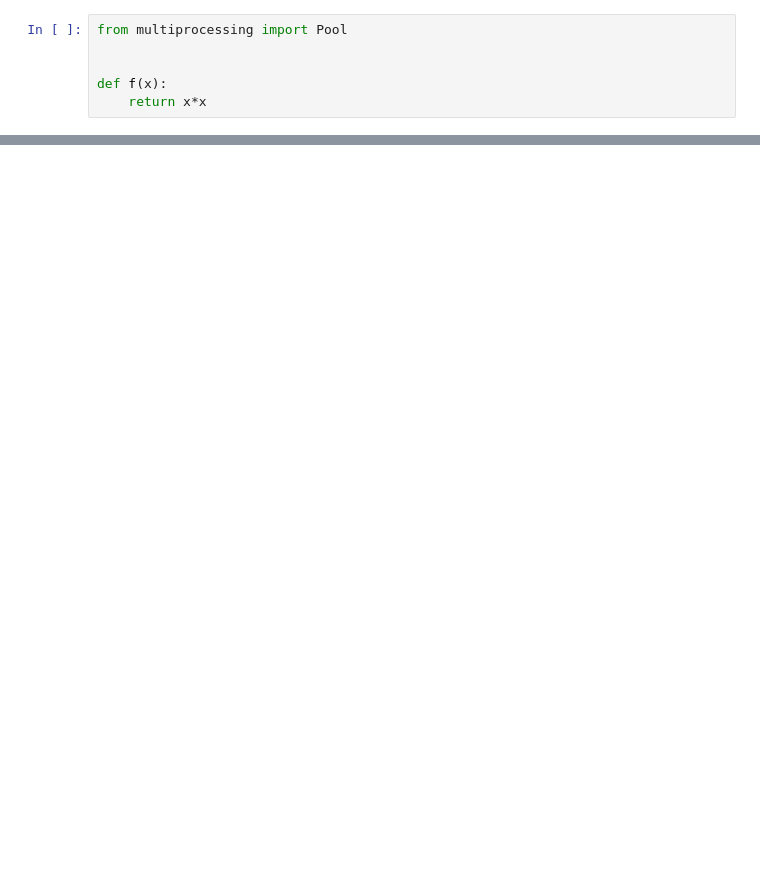
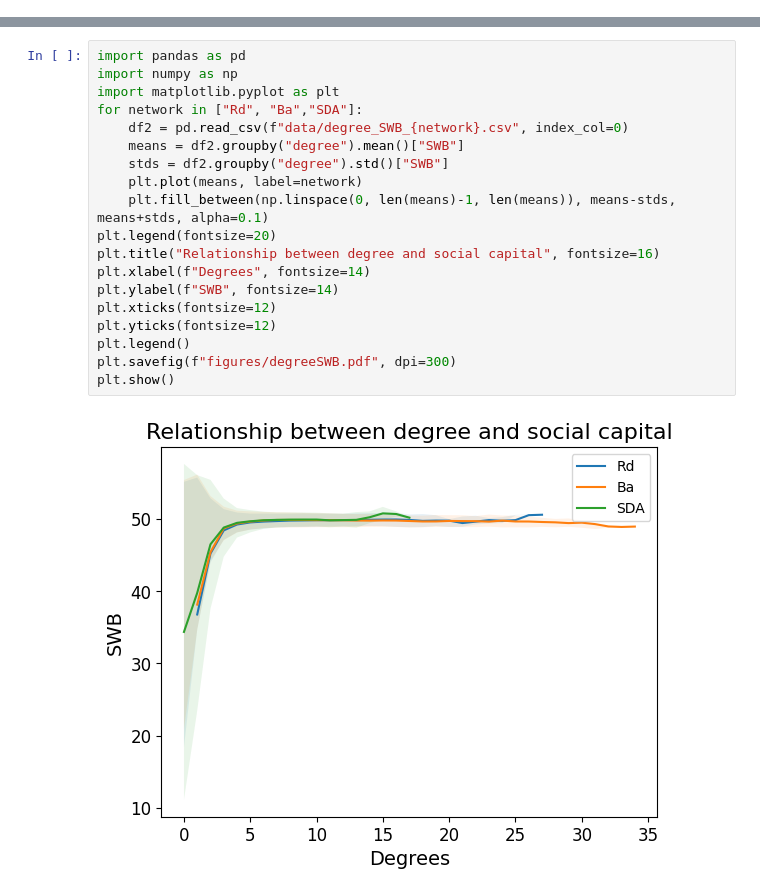
Before and after one commit to arendgeerlofs/SWB, a Jupyter notebook: timeit.ipynb, the cells around one changed output, grey strips where cells are left out. Saved outputs shown, nothing was run; the diff lists cells and outputs as text; blank space fills up the shorter version.

```diff
--- a/timeit.ipynb
+++ b/timeit.ipynb
@@ -218,6 +0,0 @@ plt.plot(np.linspace(0.25, 4, 50), data)
-# %%
-from multiprocessing import Pool
-
-
-def f(x):
-    return x*x
@@ -570,0 +311,21 @@ NameError: name 'size' is not defined
+# %%
+import pandas as pd
+import numpy as np
+import matplotlib.pyplot as plt
+for network in ["Rd", "Ba","SDA"]:
+    df2 = pd.read_csv(f"data/degree_SWB_{network}.csv", index_col=0)
+    means = df2.groupby("degree").mean()["SWB"]
+    stds = df2.groupby("degree").std()["SWB"]
+    plt.plot(means, label=network)
+    plt.fill_between(np.linspace(0, len(means)-1, len(means)), means-stds, means+stds, alpha=0.1)
+plt.legend(fontsize=20)
+plt.title("Relationship between degree and social capital", fontsize=16)
+plt.xlabel(f"Degrees", fontsize=14)
+plt.ylabel(f"SWB", fontsize=14)
+plt.xticks(fontsize=12)
+plt.yticks(fontsize=12)
+plt.legend()
+plt.savefig(f"figures/degreeSWB.pdf", dpi=300)
+plt.show()
+# %% [output]
+[figure, added]
```
Also changed, not shown: parts of 64 cells of this notebook, 10 other files.
